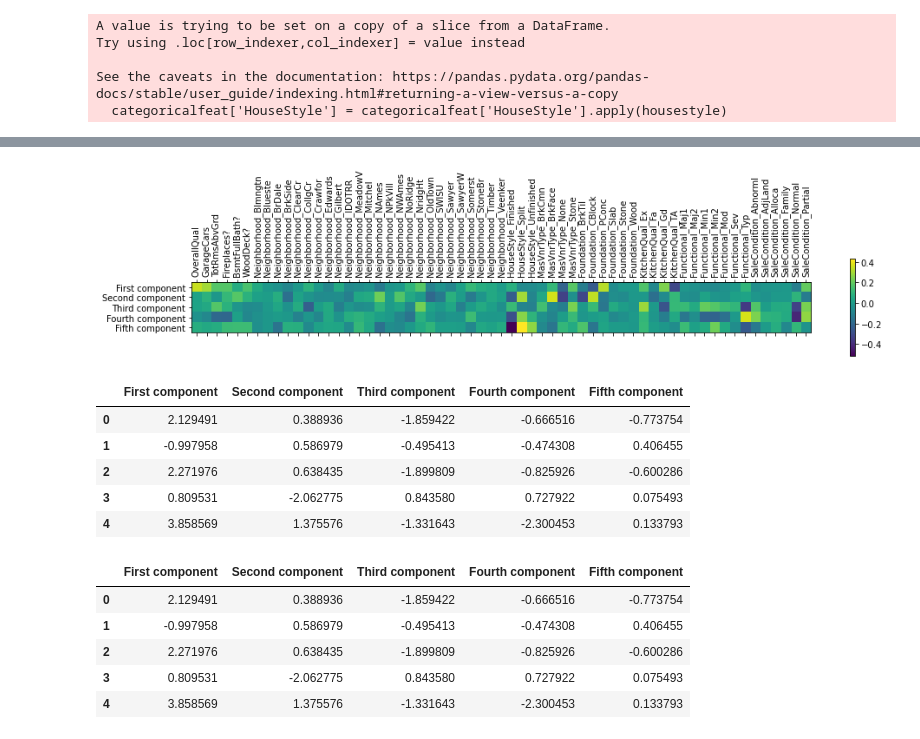
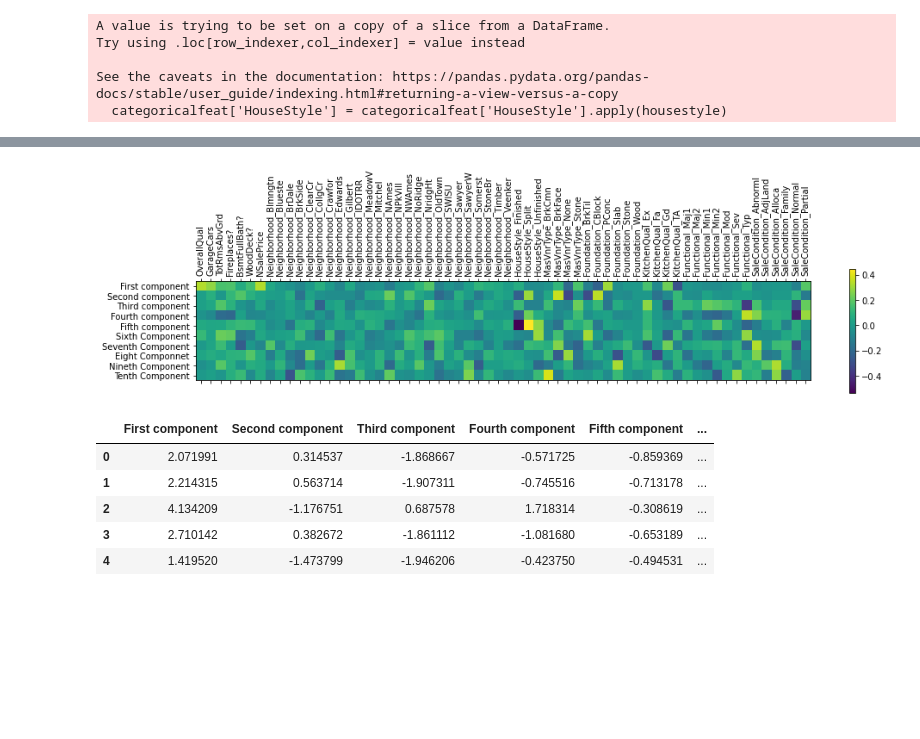
Before and after one commit to FelipeAvila2/ML-House-prices-Advanced-Regression, a Jupyter notebook: main.ipynb, the cells around one changed output, grey strips where cells are left out. Drawn from its saved outputs; the diff is of its cells as text; code cells hidden in the pictures; blank space fills up the shorter version.

```diff
--- a/main.ipynb
+++ b/main.ipynb
@@ -463,3 +465,10 @@ plt.show()
+# %%
+n_data.rename(columns={'SalePrice':'NSalePrice'}, inplace=True)
+# %%
+data = pd.merge(data,
+                      n_data,
+                      on ='Neighborhood',
+                      how ='inner')
 # %%
 # this are the functions used to group and turn into boolean the features: fireplaces, wooddeck, bsmtfullbath and yearbuilt
 
@@ -559,7 +569,7 @@ data[['SalePrice', 'OverallQual', 'GarageCars','TotRmsAbvGrd', 'Fireplaces?', 'B
 # %%
 # and we have the numerical features done
 
-numericalfeat = data[['Id','SalePrice', 'OverallQual', 'GarageCars','TotRmsAbvGrd', 'Fireplaces?', 'BsmtFullBath?','WoodDeck?']]
+numericalfeat = data[['Id','SalePrice', 'OverallQual', 'GarageCars','TotRmsAbvGrd', 'Fireplaces?', 'BsmtFullBath?','WoodDeck?','NSalePrice']]
 # %%
 numericalfeat.head()
 # %% [output]
@@ -695,7 +705,7 @@ from sklearn.decomposition import PCA
 # create the PCA object
 # the number of components chosen will be the new number of features!
 
-pca = PCA(n_components = 5, random_state=0)
+pca = PCA(n_components = 10, random_state=0)
 
 # fit the PCA model to breast cancer data
 
@@ -706,32 +716,24 @@ pca.fit(X_scaled)
 X_pca = pca.transform(X_scaled)
 # %%
 plt.matshow(pca.components_, cmap='viridis')
-plt.yticks([0, 1, 2,3,4], ["First component", "Second component","Third component","Fourth component","Fifth component"])
+plt.yticks([0, 1, 2,3,4,5,6,7,8,9], ["First component", "Second component","Third component","Fourth component","Fifth component",
+                                     "Sixth Component","Seventh Component","Eight Componnet","Nineth Component","Tenth Component"])
 plt.colorbar()
 plt.xticks(range(len(X.columns)), X.columns, rotation=90)
 plt.show()
 # %% [output]
-[figure, old version]
+[figure, new version]
 # %%
-X_pca = pd.DataFrame(X_pca, columns=["First component", "Second component","Third component","Fourth component","Fifth component"])
+X_pca = pd.DataFrame(X_pca, columns=["First component", "Second component","Third component","Fourth component","Fifth component",
+                                     "Sixth Component","Seventh Component","Eight Componnet","Nineth Component","Tenth Component"])
 X_pca.head()
 # %% [output]
-|  | First component | Second component | Third component | Fourth component | Fifth component |
-| 0 | 2.129491 | 0.388936 | -1.859422 | -0.666516 | -0.773754 |
-| 1 | -0.997958 | 0.586979 | -0.495413 | -0.474308 | 0.406455 |
-| 2 | 2.271976 | 0.638435 | -1.899809 | -0.825926 | -0.600286 |
-| 3 | 0.809531 | -2.062775 | 0.843580 | 0.727922 | 0.075493 |
-| 4 | 3.858569 | 1.375576 | -1.331643 | -2.300453 | 0.133793 |
+|  | First component | Second component | Third component | Fourth component | Fifth component | ... |
+| 0 | 2.071991 | 0.314537 | -1.868667 | -0.571725 | -0.859369 | ... |
+| 1 | 2.214315 | 0.563714 | -1.907311 | -0.745516 | -0.713178 | ... |
+| 2 | 4.134209 | -1.176751 | 0.687578 | 1.718314 | -0.308619 | ... |
+| 3 | 2.710142 | 0.382672 | -1.861112 | -1.081680 | -0.653189 | ... |
+| 4 | 1.419520 | -1.473799 | -1.946206 | -0.423750 | -0.494531 | ... |
-# %%
-X_pca = pd.DataFrame(X_pca, columns=["First component", "Second component","Third component","Fourth component","Fifth component"])
-X_pca.head()
-# %% [output]
-|  | First component | Second component | Third component | Fourth component | Fifth component |
-| 0 | 2.129491 | 0.388936 | -1.859422 | -0.666516 | -0.773754 |
-| 1 | -0.997958 | 0.586979 | -0.495413 | -0.474308 | 0.406455 |
-| 2 | 2.271976 | 0.638435 | -1.899809 | -0.825926 | -0.600286 |
-| 3 | 0.809531 | -2.062775 | 0.843580 | 0.727922 | 0.075493 |
-| 4 | 3.858569 | 1.375576 | -1.331643 | -2.300453 | 0.133793 |
 # %%
 final_X = pd.concat([y,X_pca],axis=1)
 # %%
```
Also changed, not shown: parts of 16 cells of this notebook.
